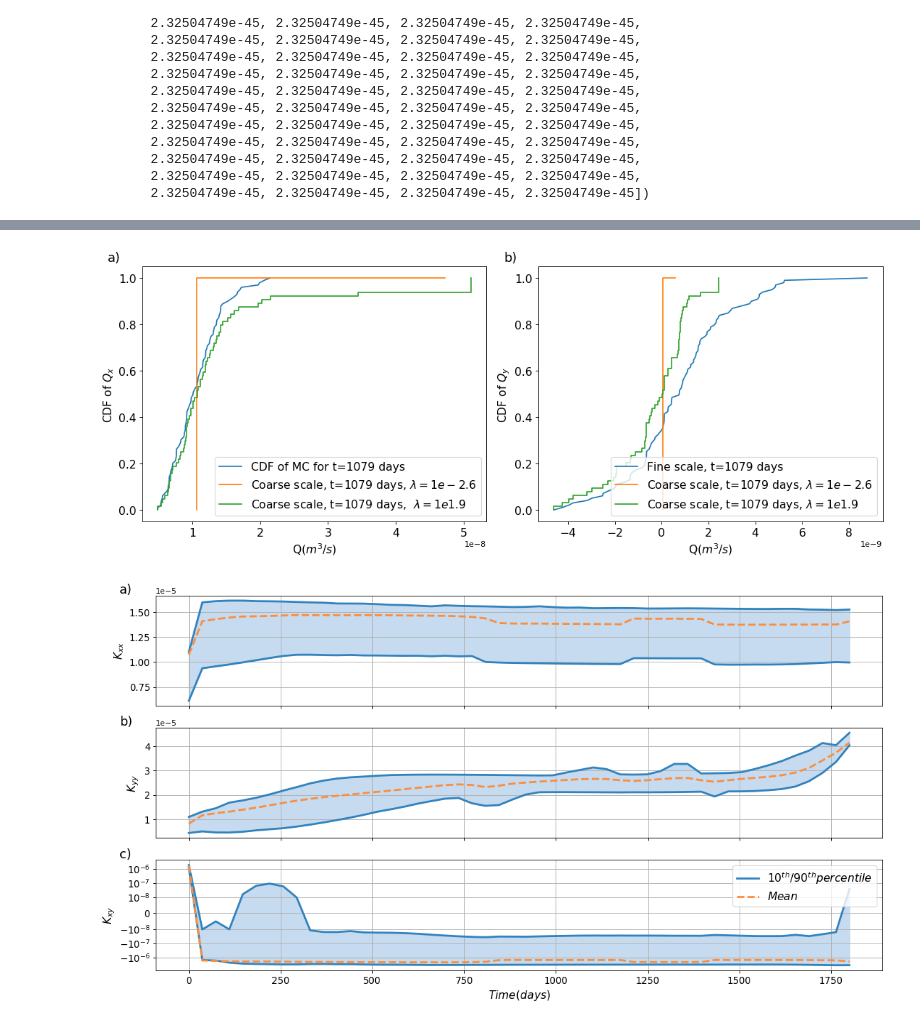
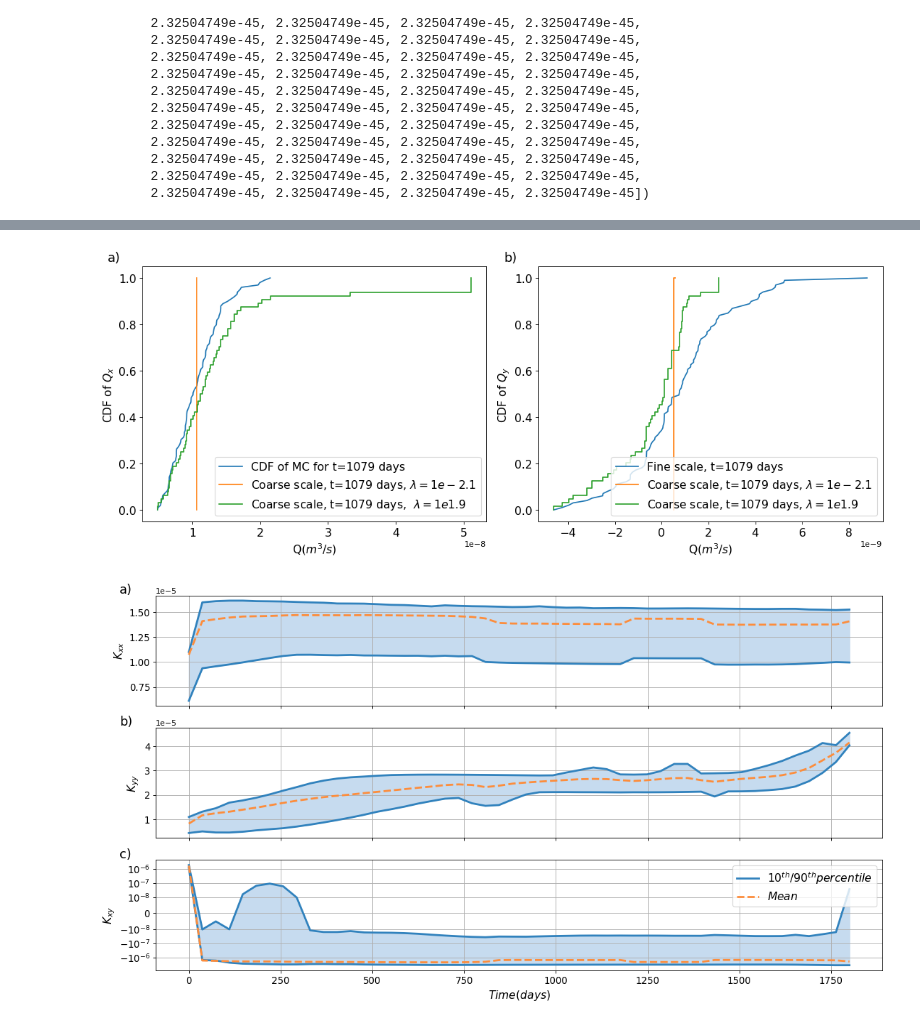
Before and after one commit to dbelivanis/Information-Theory-2, a Jupyter notebook: Optimization/check.ipynb, the cells around one changed output, grey strips where cells are left out. Cells and saved outputs as stored; diff of their text form; code cells hidden in the pictures.

```diff
--- a/Optimization/check.ipynb
+++ b/Optimization/check.ipynb
@@ -164,5 +164,5 @@ array([-6.48513723e-06, -2.75854300e-08, -1.75622271e-08, -4.10408970e-08,
 # %%
-epoch_1 = 10
+epoch_1 = 20
 epoch_2 = 100
 
 time_step = 30
@@ -184,34 +184,34 @@ plot_cdf(p,q_x ,time_step,epoch_1,label=rf'Coarse scale, t={ii} days, $\lambda =
 plot_cdf(p,q_x ,time_step,epoch_2,label=rf'Coarse scale, t={ii} days,  $\lambda = 1e{np.round(lam[epoch_2],1)}$')
 
 plt.xlabel(r'Q($m^3/s$)', fontsize= 14)
 plt.ylabel(r'CDF of $Q_x$', fontsize= 14)
 
 plt.tick_params(axis='both', which='major', labelsize=14)
 plt.ticklabel_format(axis="x", style="sci", scilimits=(0,0))
 plt.legend(loc=4, fontsize= 14)
 # plt.xlim(0.0, 5.0e-8)
 
 ax1 = plt.subplot(122)
 ax1.text(-0.1, 1.02, 'b)', transform=ax1.transAxes,size=16)
 
 Q_MC = q_MC_y[:,ii]
 
 index_MC = np.argsort(Q_MC)
 plt.plot(Q_MC[index_MC],np.linspace(0,1,100),label=rf'Fine scale, t={ii} days')
 plot_cdf(p,q_y ,time_step,epoch_1,label=rf'Coarse scale, t={ii} days, $\lambda = 1e{np.round(lam[epoch_1],1)}$')
 plot_cdf(p,q_y ,time_step,epoch_2,label=rf'Coarse scale, t={ii} days, $\lambda = 1e{np.round(lam[epoch_2],1)}$')
 
 plt.xlabel(r'Q($m^3/s$)', fontsize= 14)
 plt.ylabel(r'CDF of $Q_y$', fontsize= 14)
 
 plt.tick_params(axis='both', which='major', labelsize=14)
 plt.ticklabel_format(axis="x", style="sci", scilimits=(0,0))
 plt.legend(loc=4, fontsize= 14)
 plt.savefig('./../../../plots/2d_cdf_paper.pdf', bbox_inches='tight',dpi=my_dpi)
 
 plt.show()
 # %% [output]
-[figure, old version]
+[figure, new version]
 # %%
 # x1_2d = k_y[epoch,:,:]
 # w1 = p[epoch,:]
```
Also changed, not shown: parts of 7 cells of this notebook, 1 other file.
